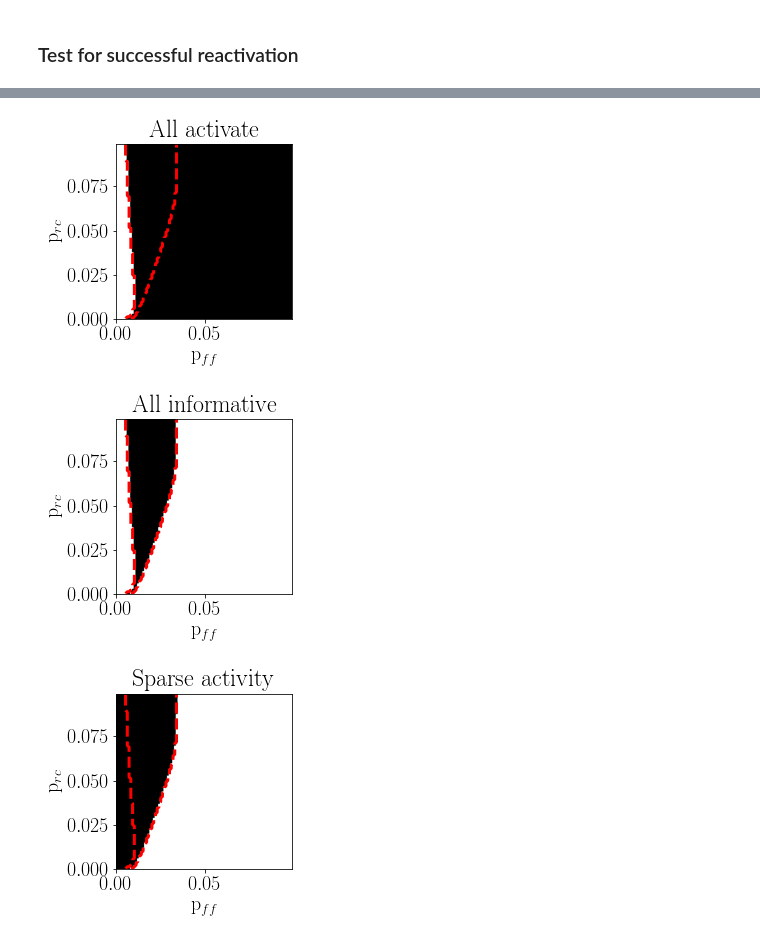
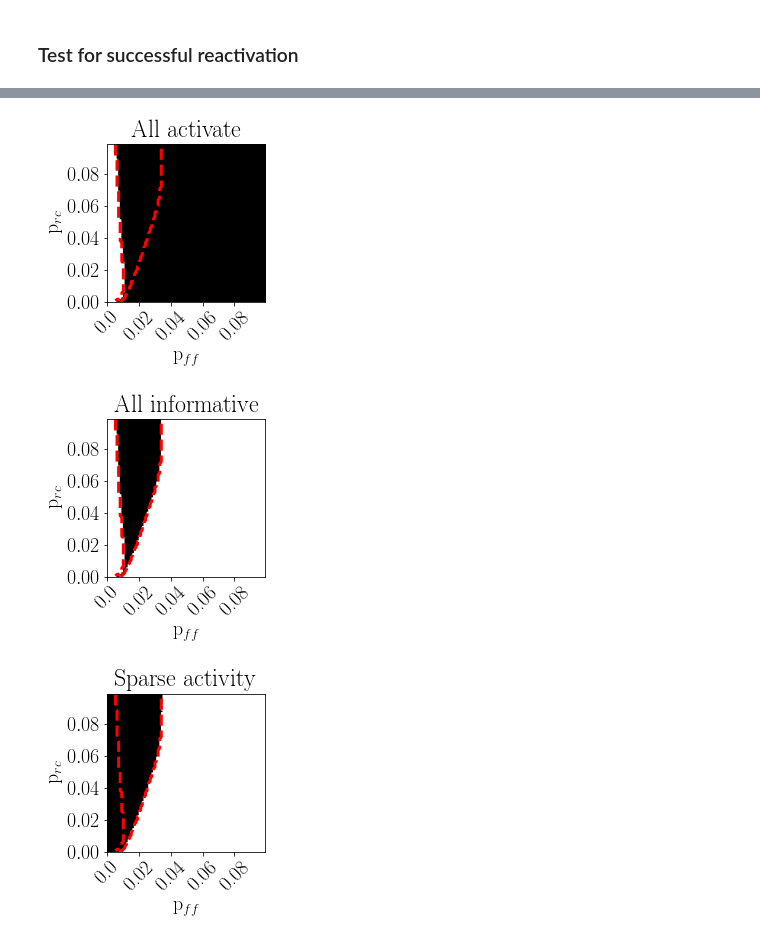
Before and after one commit to tristanstoeber/sequence_competition_cooperation, a Jupyter notebook: 1_SingleSequence.ipynb, the cells around one changed output, grey strips where cells are left out. Saved outputs shown, nothing was run; the diff lists cells and outputs as text; code cells hidden in the pictures.

```diff
--- a/1_SingleSequence.ipynb
+++ b/1_SingleSequence.ipynb
@@ -123,7 +122,7 @@ for i, p_rc_i in enumerate(tqdm(params['range_p_rc'])):
          cond[i, j, 2],
          cond[i, j, 3]) = tools_wc.peak_criterium(
              rE_ij, params['r_min'], seq, params['tol'], return_conds=True)
-        mean_t_act[i, j] = tools_wc.mean_activation_time(rE_ij, params['r_min'], seq, dt)
+        mean_t_act[i, j] = tools_wc.mean_activation_time(rE_ij, params['r_min'], dt)
 
         rE_ij_without0 = np.copy(rE_ij)
         rE_ij_without0[rE_ij_without0<params['r_min']] = np.nan
@@ -212,9 +217,10 @@ try:
     for p_ff_i in params['range_p_ff']:
         p_rc_i = fun_lin(
             c=params['c'],
+            #c=0.15,
             p__11_ff=p_ff_i,
             g__11_ff=params['gE']*params['pot_ff'][0],
-            M__1=params['nE'][0],
+            M__E1=params['nE'][0],
             g_rc=params['gE'],
         )
         p_rc_lin.append(p_rc_i)
@@ -222,10 +228,16 @@ try:
     ax.plot(params['range_p_ff'], p_rc_lin, c='r')
     ax.set_ylim(params['range_p_rc'][0], params['range_p_rc'][-1])
     ax.set_xlim(params['range_p_ff'][0], params['range_p_ff'][-1])
+
+    ax.set_yticks(params['range_p_rc'][::20])
+    ax.set_xticks(params['range_p_ff'][::20])
+
+    ax.set_xticklabels(ax.get_xticks(), rotation=45)
+    ax.set_xlim(ax.get_ylim())
 except:
-    print('Linear approximation functio not found')
+    print('Linear approximation function not found')
 
 
 plt.title('Sequence progression')
-plt.savefig('figures/1_SingleSequence_SuccessfulReactivation_prc_pff_scan.svg')
+plt.savefig('figures/1c_SingleSequence_prc_pff_scan.svg')
 # %% [output]
@@ -233,42 +245,56 @@ plt.savefig('figures/1_SingleSequence_SuccessfulReactivation_prc_pff_scan.svg')
 # %%
-ls_title = ['All activate', 'All informative', 'Sparse activity']
+dict_title = {
+    '1f_SingleSequence_Cond_All_activate_prc_pff_scan': 'All activate',
+    '1g_SingleSequence_Cond_All_informative_prc_pff_scan': 'All informative',
+    '1h_SingleSequence_Cond_Sparse_activity_prc_pff_scan': 'Sparse activity'}
 
 cmap = mpl.cm.get_cmap('Greys')
 
-for i in range(3):
-    fig, ax = plt.subplots(1, figsize=(4,4))
+for i, [key, val] in enumerate(dict_title.items()):
+    fig, ax = plt.subplots(1, figsize=(5,4))
 
     ax.set_ylabel(r'p$_{rc}$')
 
     im = ax.imshow(
         cond[:, :, i],
         origin='lower',
         extent=[
             params['range_p_rc'][0],
             params['range_p_rc'][-1],
             params['range_p_ff'][0],
             params['range_p_ff'][-1]],
         vmin=0,
         vmax=1,
     cmap=cmap)
     ax.set_xlabel(r'p$_{ff}$')
-    ax.set_title(ls_title[i])
+    ax.set_title(val)
 
     ax.contour(
     crit,
     levels=[False, True],
     origin='lower',
     extent=[
         params['range_p_rc'][0],
         params['range_p_rc'][-1],
         params['range_p_ff'][0],
         params['range_p_ff'][-1]],
     colors='red',
     linewidths=3.,
     linestyles='dashed')
+
+    ax.set_ylim(params['range_p_rc'][0], params['range_p_rc'][-1])
+    ax.set_xlim(params['range_p_ff'][0], params['range_p_ff'][-1])
+
+    ax.set_yticks(params['range_p_rc'][::20])
+    ax.set_xticks(params['range_p_ff'][::20])
+
+    ax.set_xticklabels(ax.get_xticks(), rotation=45)
+    ax.set_xlim(ax.get_ylim())
+
+
     fig.tight_layout()
-    plt.savefig('figures/1_SingleSequence_Cond_'+ls_title[i].replace(' ', '_')+'_prc_pff_scan.svg')
+    plt.savefig('figures/'+key+'.svg')
 # %% [output]
-[figure, old version]
+[figure, new version]
-[figure, old version]
+[figure, new version]
-[figure, old version]
+[figure, new version]
```
Also changed, not shown: parts of 8 cells of this notebook, 10 other files.
